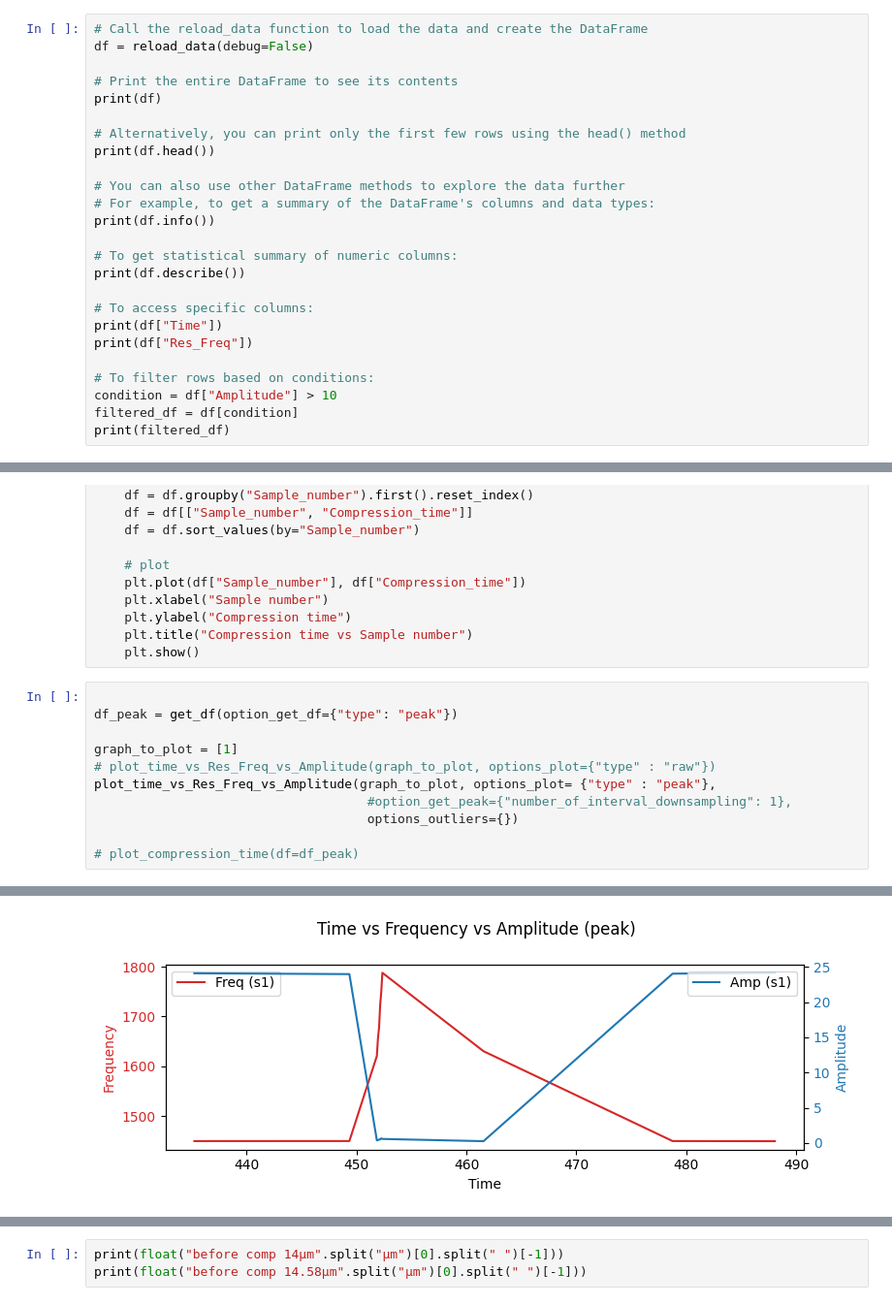
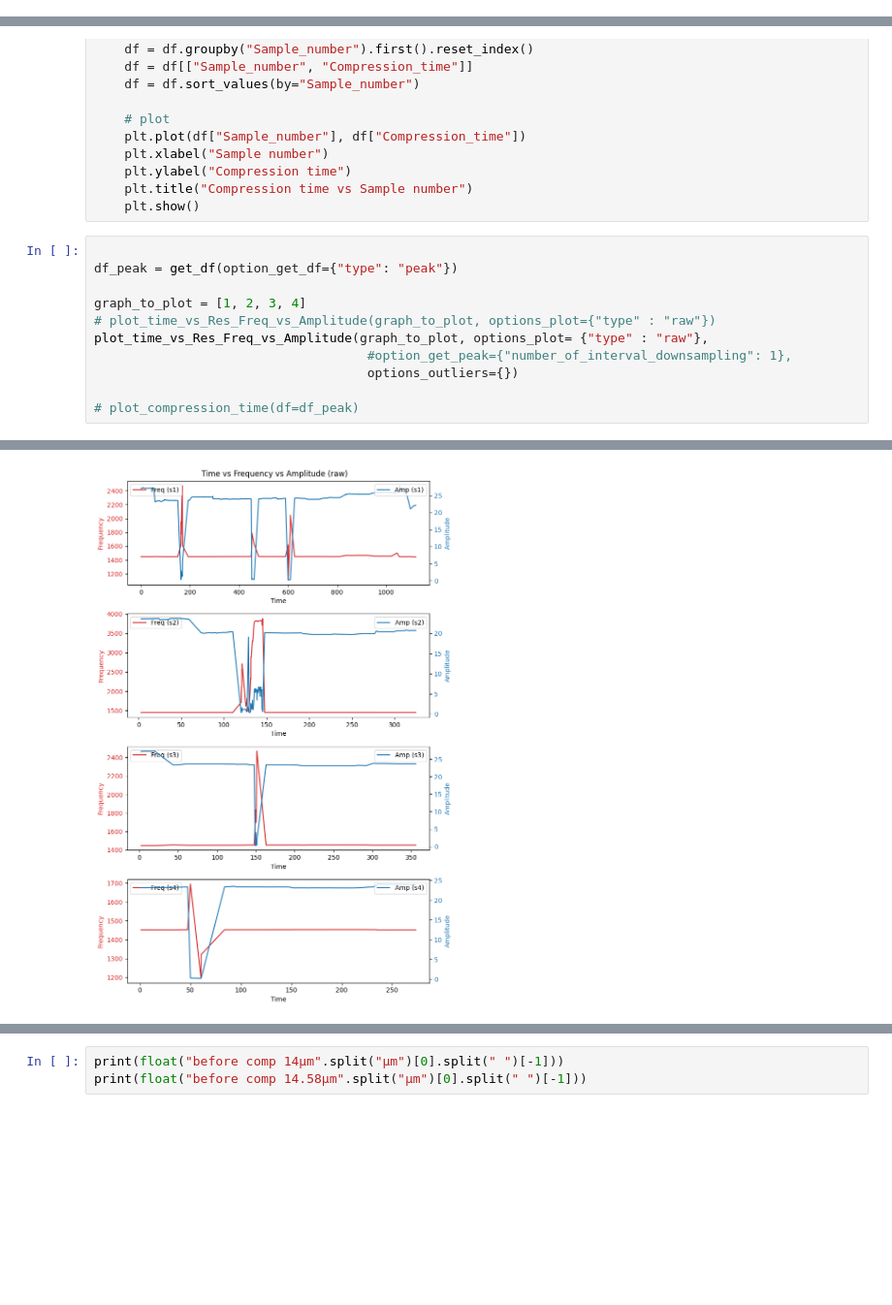
Before and after one commit to Weyrd/Cells_characteristics_Mems_ai, a Jupyter notebook: data_/Data_cleaner.ipynb, the cells around one changed output, grey strips where cells are left out. Shown at 97% size. Drawn from its saved outputs; the diff is of its cells as text; blank space fills up the shorter version.

```diff
--- a/data_/Data_cleaner.ipynb
+++ b/data_/Data_cleaner.ipynb
@@ -114,25 +98,0 @@ df = reload_data(debug=False)
-# %%
-# Call the reload_data function to load the data and create the DataFrame
-df = reload_data(debug=False)
-
-# Print the entire DataFrame to see its contents
-print(df)
-
-# Alternatively, you can print only the first few rows using the head() method
-print(df.head())
-
-# You can also use other DataFrame methods to explore the data further
-# For example, to get a summary of the DataFrame's columns and data types:
-print(df.info())
-
-# To get statistical summary of numeric columns:
-print(df.describe())
-
-# To access specific columns:
-print(df["Time"])
-print(df["Res_Freq"])
-
-# To filter rows based on conditions:
-condition = df["Amplitude"] > 10
-filtered_df = df[condition]
-print(filtered_df)
@@ -716,9 +651,9 @@ def plot_compression_time(df=False, option_get_peak: dict = None,
 
 df_peak = get_df(option_get_df={"type": "peak"})
 
-graph_to_plot = [1]
+graph_to_plot = [1, 2, 3, 4]
 # plot_time_vs_Res_Freq_vs_Amplitude(graph_to_plot, options_plot={"type" : "raw"})
-plot_time_vs_Res_Freq_vs_Amplitude(graph_to_plot, options_plot= {"type" : "peak"},
+plot_time_vs_Res_Freq_vs_Amplitude(graph_to_plot, options_plot= {"type" : "raw"},
                                     #option_get_peak={"number_of_interval_downsampling": 1},
                                     options_outliers={})
 
@@ -753,4 +662,4 @@ plot_time_vs_Res_Freq_vs_Amplitude(graph_to_plot, options_plot= {"type" : "peak"
-[figure, old version]
+[figure, new version]
 # %%
 
 truc_plot = 13
```
Also changed, not shown: parts of 10 cells of this notebook, 1 other file.
